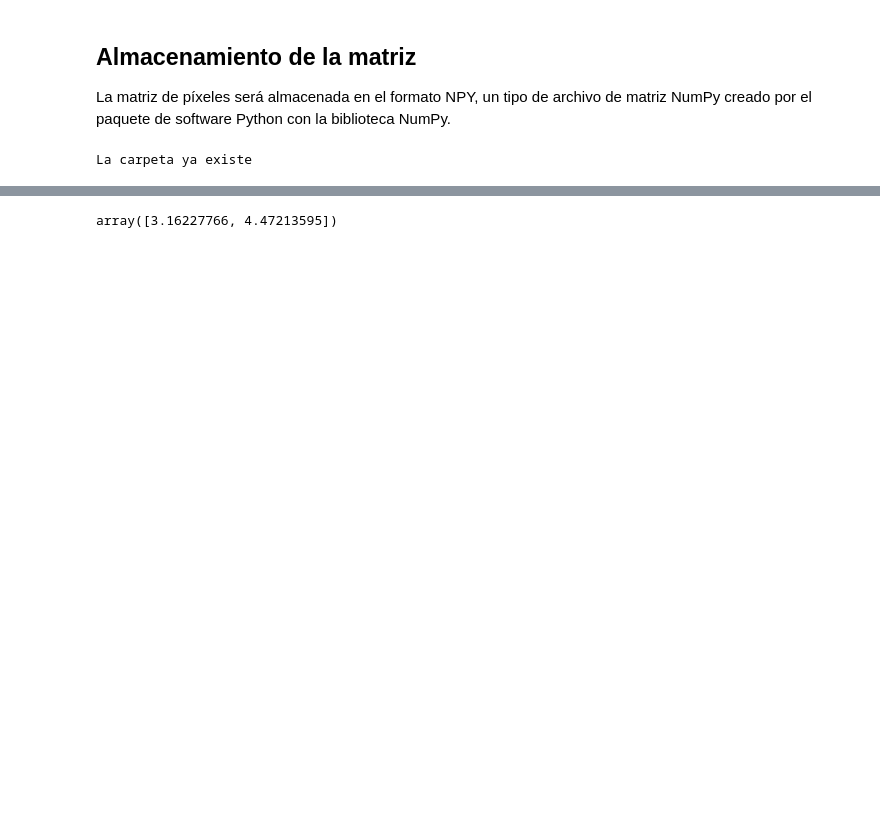
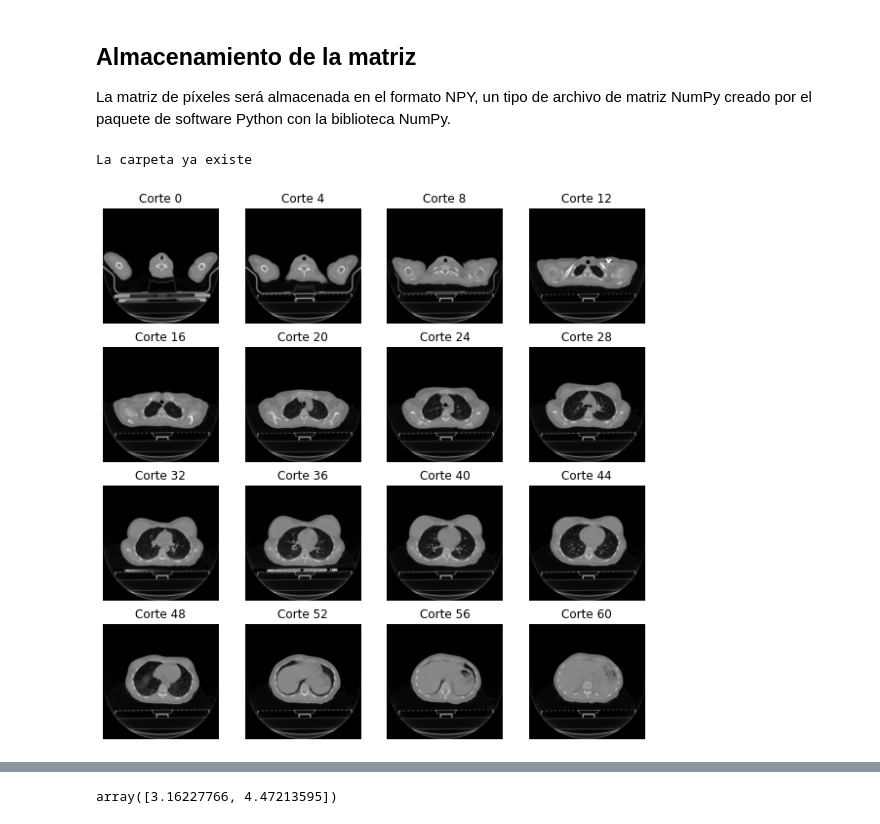
Before and after one commit to jennifer95/visualizacion-segmentacion-pulmonar-DICOM-python, a Jupyter notebook: Segmentación de tejido pulmonar.ipynb, the cells around one changed output, grey strips where cells are left out. Saved outputs shown, nothing was run; the diff lists cells and outputs as text; code cells hidden in the pictures; blank space fills up the shorter version.

```diff
--- a/Segmentación de tejido pulmonar.ipynb
+++ b/Segmentación de tejido pulmonar.ipynb
@@ -78,5 +85,9 @@ np.save(ruta_arrays + "arrays_{}.npy" .format('paciente3-A'), imagen) # almacena
 imagen_procesada = np.load(ruta_arrays+'arrays_{}.npy'.format('paciente3-A')) # cargamos la matriz
 # %% [output]
 La carpeta ya existe
+# %%
+imp.muestra_datos(imagen, 4, 4, 0, 4, -1000, 1000) # visualización de una muestra de los datos
+# %% [output]
+[figure, added]
 # %% [markdown]
 ## Crear la imagen de gradiente
```
Also changed, not shown: parts of 35 cells of this notebook.
